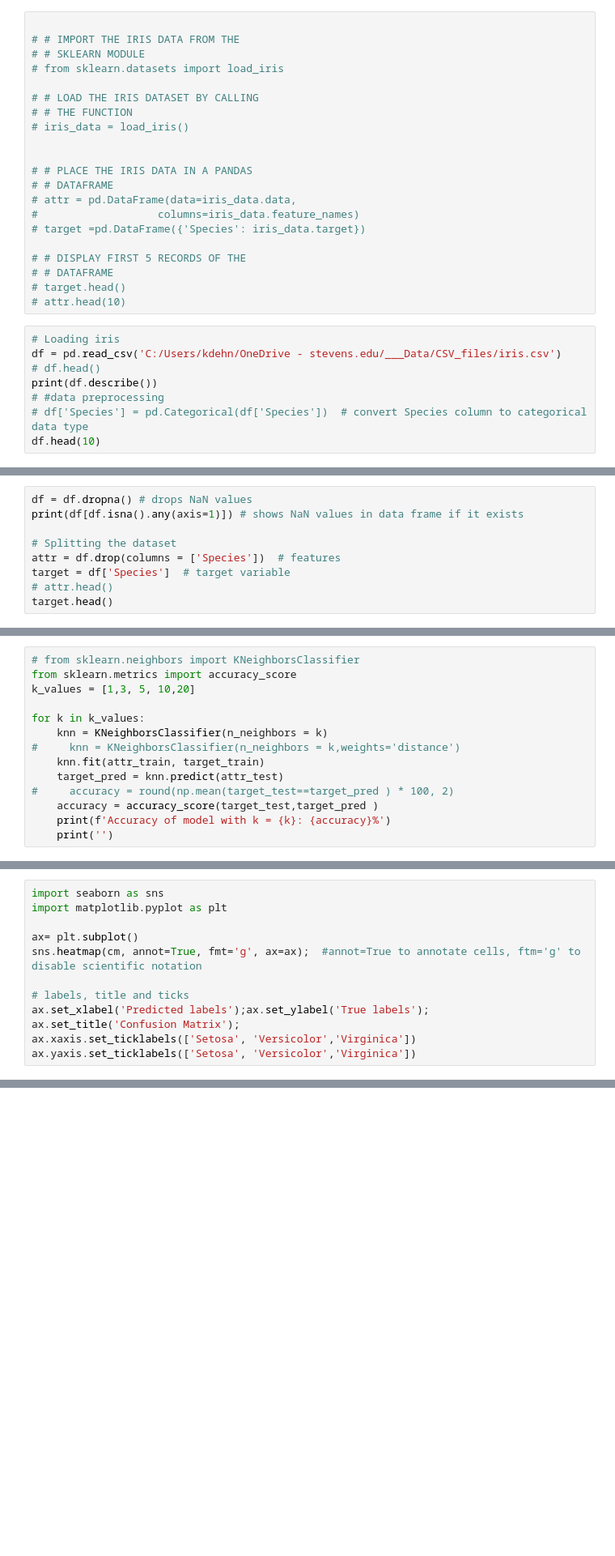
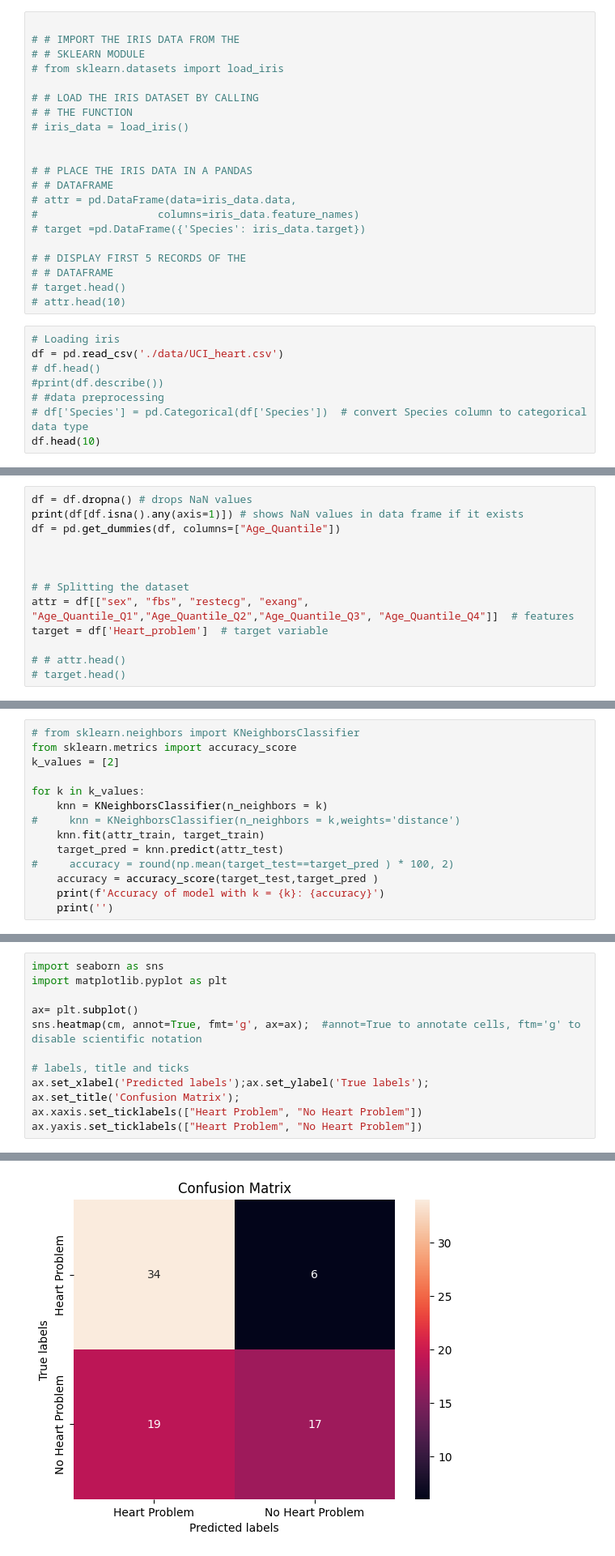
Before and after one commit to bc2026/CS513, a Jupyter notebook: final/Q4_KNN_of_2.ipynb, the cells around one changed output, grey strips where cells are left out. Shown at 81% size. Cells and saved outputs as stored; diff of their text form; blank space fills up the shorter version.

```diff
--- a/final/Q4_KNN_of_2.ipynb
+++ b/final/Q4_KNN_of_2.ipynb
@@ -30,9 +32,9 @@ type(iris_data)
 # attr.head(10)
 # %%
 # Loading iris
-df = pd.read_csv('C:/Users/kdehn/OneDrive - stevens.edu/___Data/CSV_files/iris.csv')
+df = pd.read_csv('./data/UCI_heart.csv')
 # df.head()
-print(df.describe())
+#print(df.describe())
 # #data preprocessing
 # df['Species'] = pd.Categorical(df['Species'])  # convert Species column to categorical data type
 df.head(10)
@@ -39,9 +53,13 @@ df.head(10)
 # %%
 df = df.dropna() # drops NaN values
 print(df[df.isna().any(axis=1)]) # shows NaN values in data frame if it exists
+df = pd.get_dummies(df, columns=["Age_Quantile"])
 
-# Splitting the dataset
-attr = df.drop(columns = ['Species'])  # features
-target = df['Species']  # target variable
-# attr.head()
-target.head()
+
+
+# # Splitting the dataset
+attr = df[["sex", "fbs", "restecg", "exang", "Age_Quantile_Q1","Age_Quantile_Q2","Age_Quantile_Q3", "Age_Quantile_Q4"]]  # features
+target = df['Heart_problem']  # target variable
+
+# # attr.head()
+# target.head()
@@ -61,7 +98,7 @@ target_test.head()
 # %%
 # from sklearn.neighbors import KNeighborsClassifier
 from sklearn.metrics import accuracy_score
-k_values = [1,3, 5, 10,20]
+k_values = [2]
 
 for k in k_values:
     knn = KNeighborsClassifier(n_neighbors = k)
@@ -70,5 +107,5 @@ for k in k_values:
     target_pred = knn.predict(attr_test)
 #     accuracy = round(np.mean(target_test==target_pred ) * 100, 2)
     accuracy = accuracy_score(target_test,target_pred )
-    print(f'Accuracy of model with k = {k}: {accuracy}%')
+    print(f'Accuracy of model with k = {k}: {accuracy}')
     print('')
@@ -103,5 +166,6 @@ sns.heatmap(cm, annot=True, fmt='g', ax=ax);  #annot=True to annotate cells, ftm
 # labels, title and ticks
 ax.set_xlabel('Predicted labels');ax.set_ylabel('True labels');
 ax.set_title('Confusion Matrix');
-ax.xaxis.set_ticklabels(['Setosa', 'Versicolor','Virginica'])
-ax.yaxis.set_ticklabels(['Setosa', 'Versicolor','Virginica'])
+ax.xaxis.set_ticklabels(["Heart Problem", "No Heart Problem"])
+ax.yaxis.set_ticklabels(["Heart Problem", "No Heart Problem"])
+# %% [output]
@@ -107,0 +173 @@ ax.yaxis.set_ticklabels(['Setosa', 'Versicolor','Virginica'])
+[figure, added]
```
Also changed, not shown: parts of 9 cells of this notebook, 1 other file.
